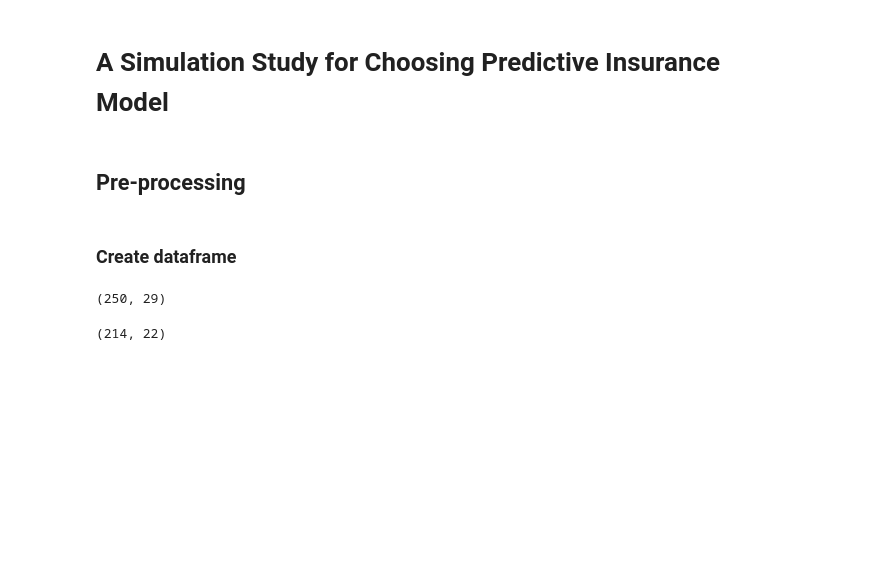
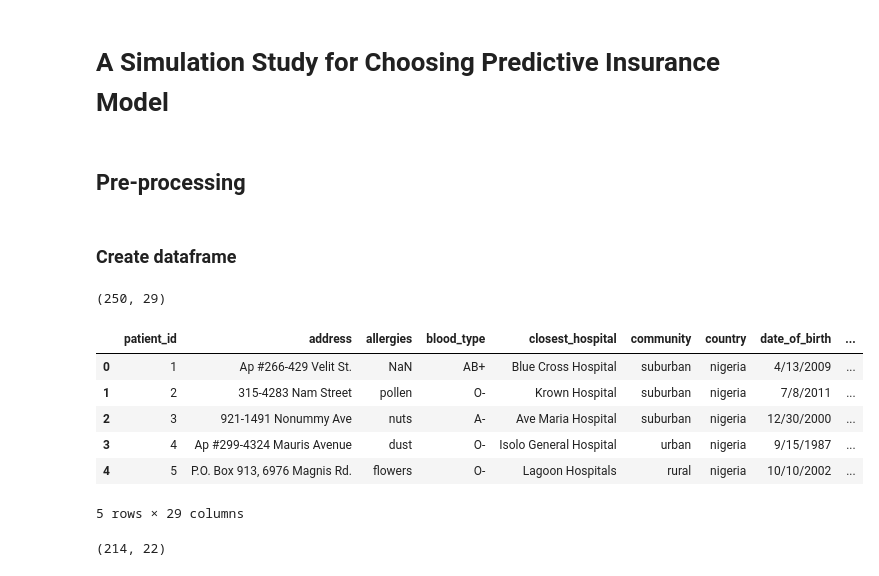
Before and after one commit to abelshif/Data-Science-Thesis_Predictive-Insurance-Model, a Jupyter notebook: Regression-analysis.ipynb, the cells around one changed output. Saved outputs shown, nothing was run; the diff lists cells and outputs as text; code cells hidden in the pictures; blank space fills up the shorter version.

```diff
--- a/Regression-analysis.ipynb
+++ b/Regression-analysis.ipynb
@@ -22,6 +22,16 @@ patient_dataframe = pd.read_csv('./Populated_data/patient.csv')
 patient_dataframe.shape
 # %% [output]
 (250, 29)
+# %%
+patient_dataframe.head()
+# %% [output]
+|  | patient_id | address | allergies | blood_type | closest_hospital | community | country | date_of_birth | ... |
+| 0 | 1 | Ap #266-429 Velit St. | NaN | AB+ | Blue Cross Hospital | suburban | nigeria | 4/13/2009 | ... |
+| 1 | 2 | 315-4283 Nam Street | pollen | O- | Krown Hospital | suburban | nigeria | 7/8/2011 | ... |
+| 2 | 3 | 921-1491 Nonummy Ave | nuts | A- | Ave Maria Hospital | suburban | nigeria | 12/30/2000 | ... |
+| 3 | 4 | Ap #299-4324 Mauris Avenue | dust | O- | Isolo General Hospital | urban | nigeria | 9/15/1987 | ... |
+| 4 | 5 | P.O. Box 913, 6976 Magnis Rd. | flowers | O- | Lagoon Hospitals | rural | nigeria | 10/10/2002 | ... |
+5 rows × 29 columns
 # %%
 # doctor dataframe
 doctor_dataframe = pd.read_csv('./Populated_data/doctor.csv')
```
Also changed, not shown: parts of 7 cells of this notebook.
